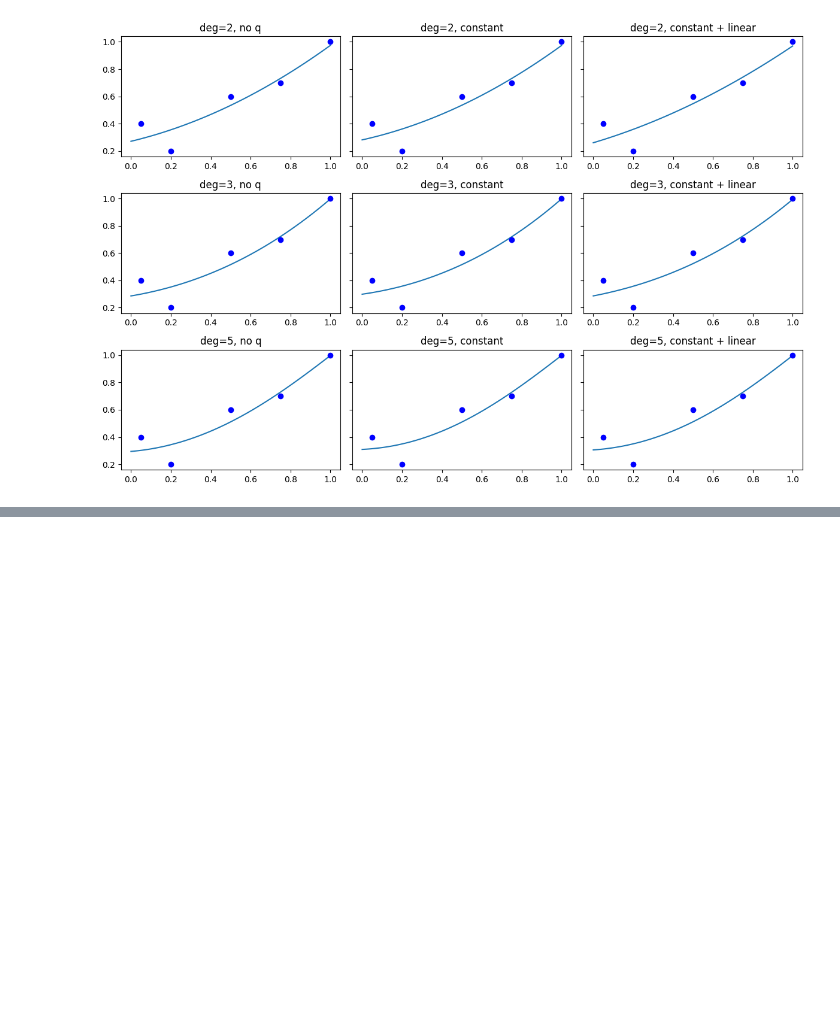
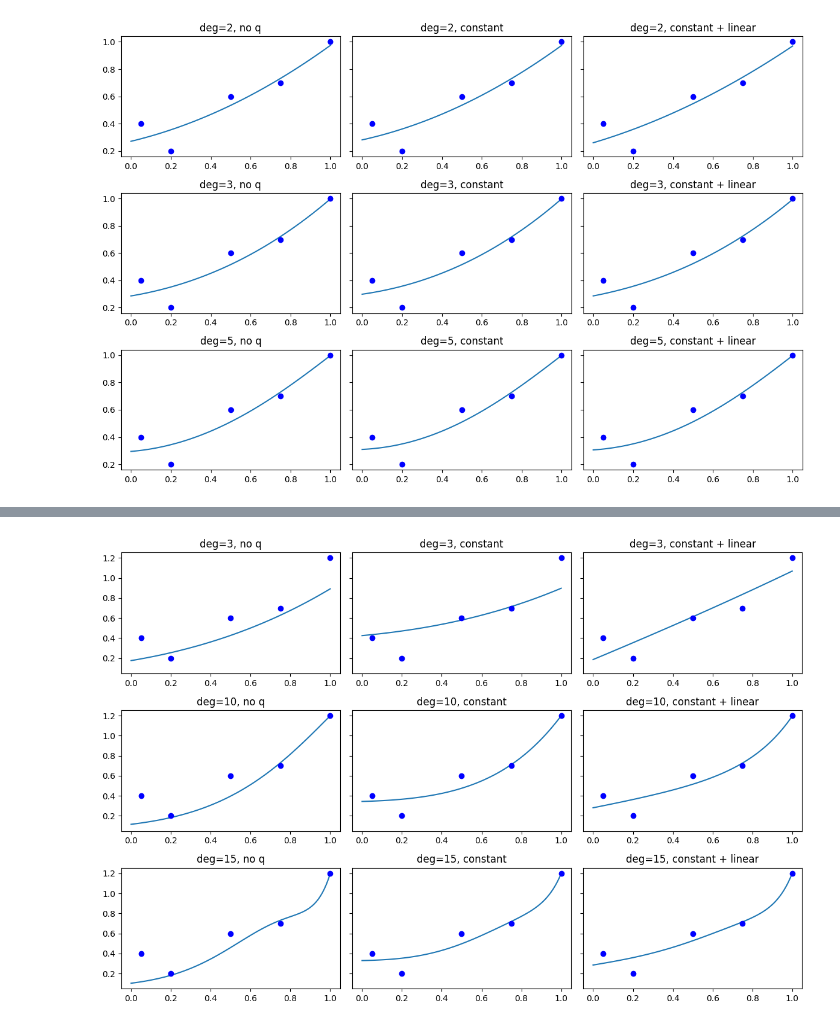
Before and after one commit to nanjala116/machine_learning1, a Jupyter notebook: notebooks/kernel.ipynb, the cells around one changed output, grey strips where cells are left out. Cells and saved outputs as stored; diff of their text form; code cells hidden in the pictures; blank space fills up the shorter version.

```diff
--- a/notebooks/kernel.ipynb
+++ b/notebooks/kernel.ipynb
@@ -339,7 +475,9 @@ def poly_k(x, u, d=2):
 
 # Define possible q functions
 def q_const(x): return 1
-def q_linear(x): return float(x)   # 1D inputs
+#def q_linear(x): return float(x)   # 1D inputs
+def q_linear(x):
+    return x.item() if isinstance(x, np.ndarray) else float(x)
 
 # Different choices of q
 q_choices = {
@@ -415,0 +574,49 @@ plt.show()
+# %%
+# Change training data slightly to see effect
+# Define polynomial kernel (order d)
+
+degrees = [3, 10, 15]   # polynomial degrees to test
+
+# Example training data
+x = np.array([[0.05, 0.2, 0.5, 0.75, 1.]]).T
+y = np.array([[0.4, 0.2, 0.6, 0.7, 1.2]]).T
+n = x.shape[0]
+
+# Regularisation parameter (keep >0)
+p = 0.20
+ngamma = (1-p)/p
+
+# Plot fits
+fig, axes = plt.subplots(len(degrees), len(q_choices), figsize=(12,8), sharey=True)
+
+for i, d in enumerate(degrees):
+    for j, (label, q) in enumerate(q_choices.items()):
+        m = len(q)
+        ad = safe_kernel_train(lambda a,b: poly_k(a,b,d), m, q, ngamma, n, x, y)
+
+        # Predict on grid
+        xx = np.arange(0, 1.01, 0.01).reshape(-1,1)
+        N = xx.shape[0]
+
+        Qx = np.zeros((N,m))
+        for ii in range(N):
+            for jj in range(m):
+                Qx[ii,jj] = q[jj](xx[ii]) if m > 0 else 0
+
+        Kx = np.zeros((n,N))
+        for ii in range(n):
+            for jj in range(N):
+                Kx[ii,jj] = poly_k(x[ii], xx[jj], d)
+
+        g = np.hstack((Kx.T, Qx)) @ ad
+
+        # Plot
+        ax = axes[i,j]
+        ax.plot(xx, g, label=f"deg={d}, {label}")
+        ax.plot(x, y, 'bo')
+        ax.set_title(f"deg={d}, {label}")
+
+plt.tight_layout()
+plt.show()
+# %% [output]
+[figure, added]
```
Also changed, not shown: parts of 9 cells of this notebook.
